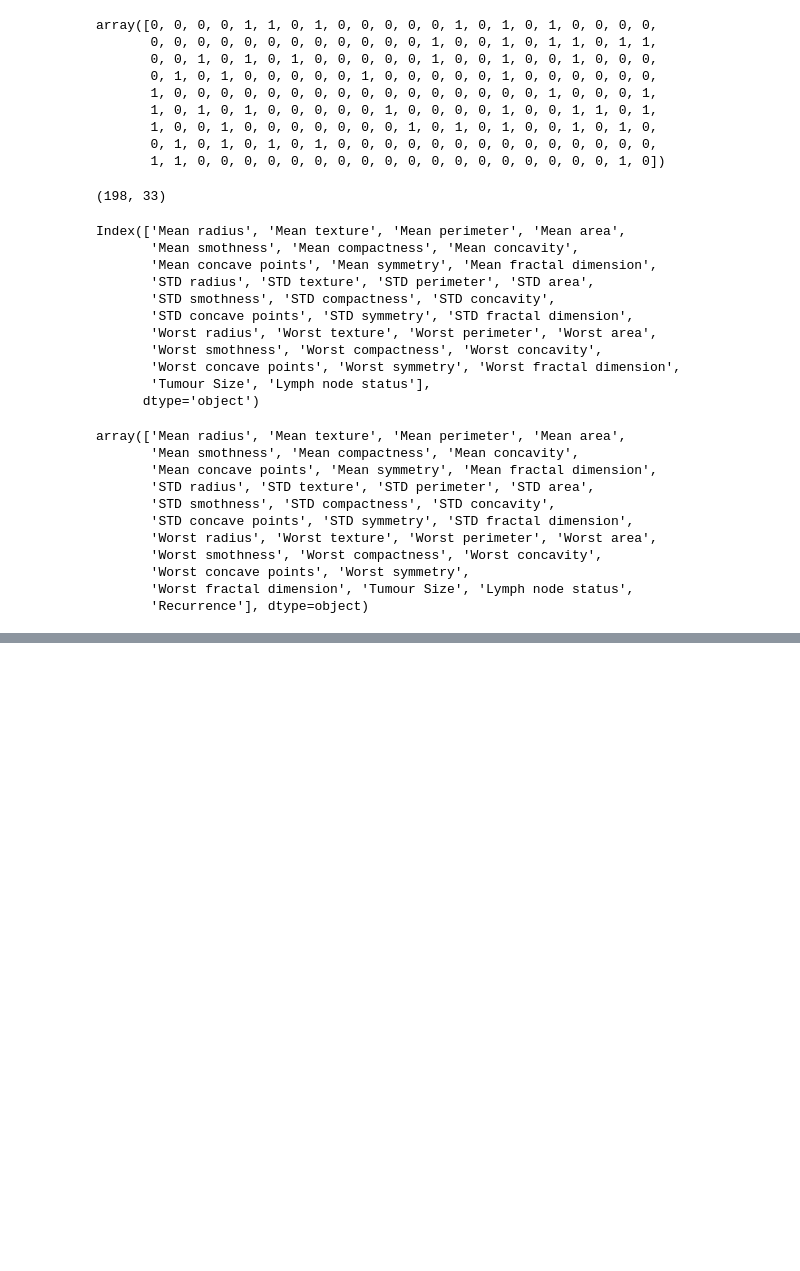
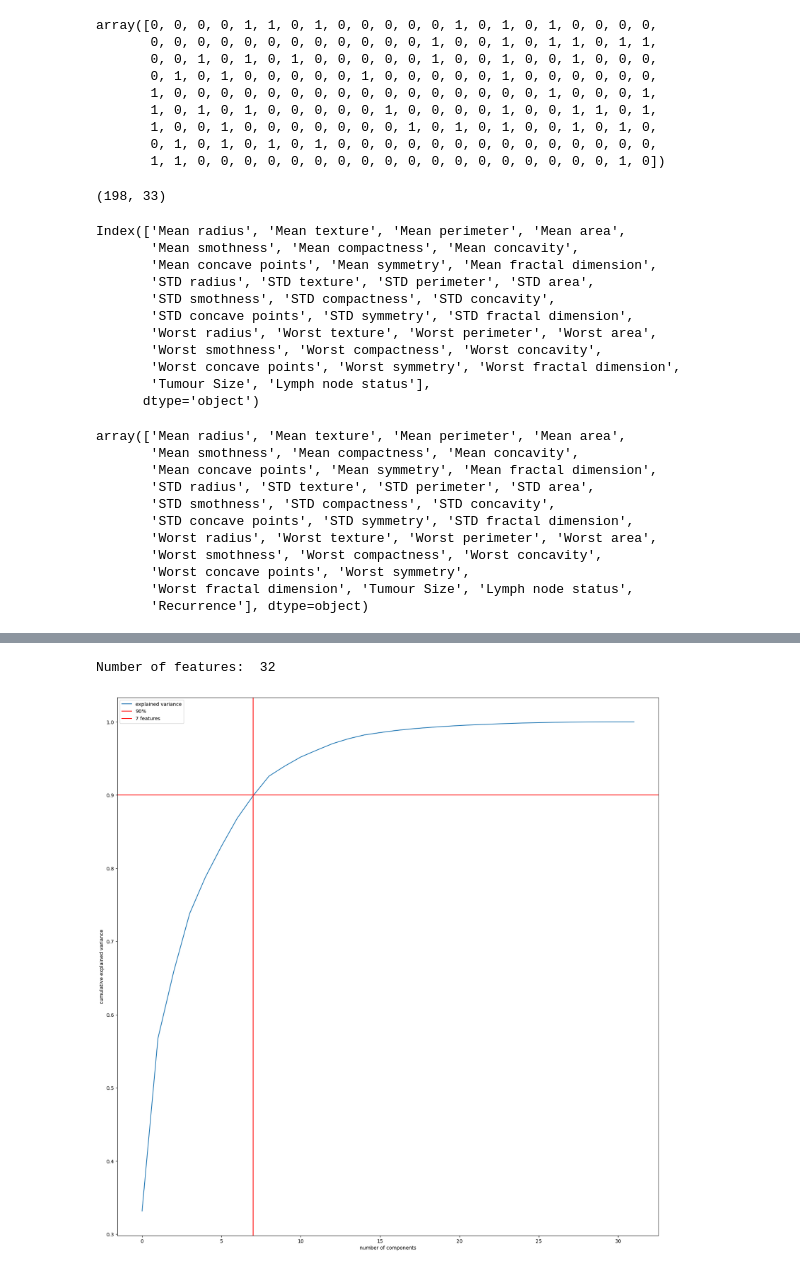
Before and after one commit to Raaaii/Breast_Cancer_ML-DL, a Jupyter notebook: preprocessing/preprocessing.ipynb, the cells around one changed output, grey strips where cells are left out. Saved outputs shown, nothing was run; the diff lists cells and outputs as text; code cells hidden in the pictures; blank space fills up the shorter version.

```diff
--- a/preprocessing/preprocessing.ipynb
+++ b/preprocessing/preprocessing.ipynb
@@ -466,0 +486,25 @@ clasData.to_excel("classificationData.xlsx")
+# %%
+#see the number of features in the dataset
+print("Number of features: ", len(regData.columns))
+#remove "lymph node status" from the dataset
+#regData = regData.drop(columns=["Lymph node status"])
+#see the number of features in the dataset
+#print("Number of features: ", len(regData.columns))
+# %% [output]
+Number of features:  32
+# %%
+#Choose best number of components for PCA
+from sklearn.decomposition import PCA
+pca = PCA().fit(regData)
+plt.plot(np.cumsum(pca.explained_variance_ratio_))
+plt.xlabel('number of components')
+plt.ylabel('cumulative explained variance')
+#set trendline to 0.9
+plt.axhline(y=0.9, color='r', linestyle='-')
+#set line to give number of features for 90% explained variance
+plt.axvline(x=7, color='r', linestyle='-')
+
+plt.legend(['explained variance', '90%', '7 features'])
+plt.show()
+# %% [output]
+[figure, added]
```
Also changed, not shown: parts of 14 cells of this notebook.
